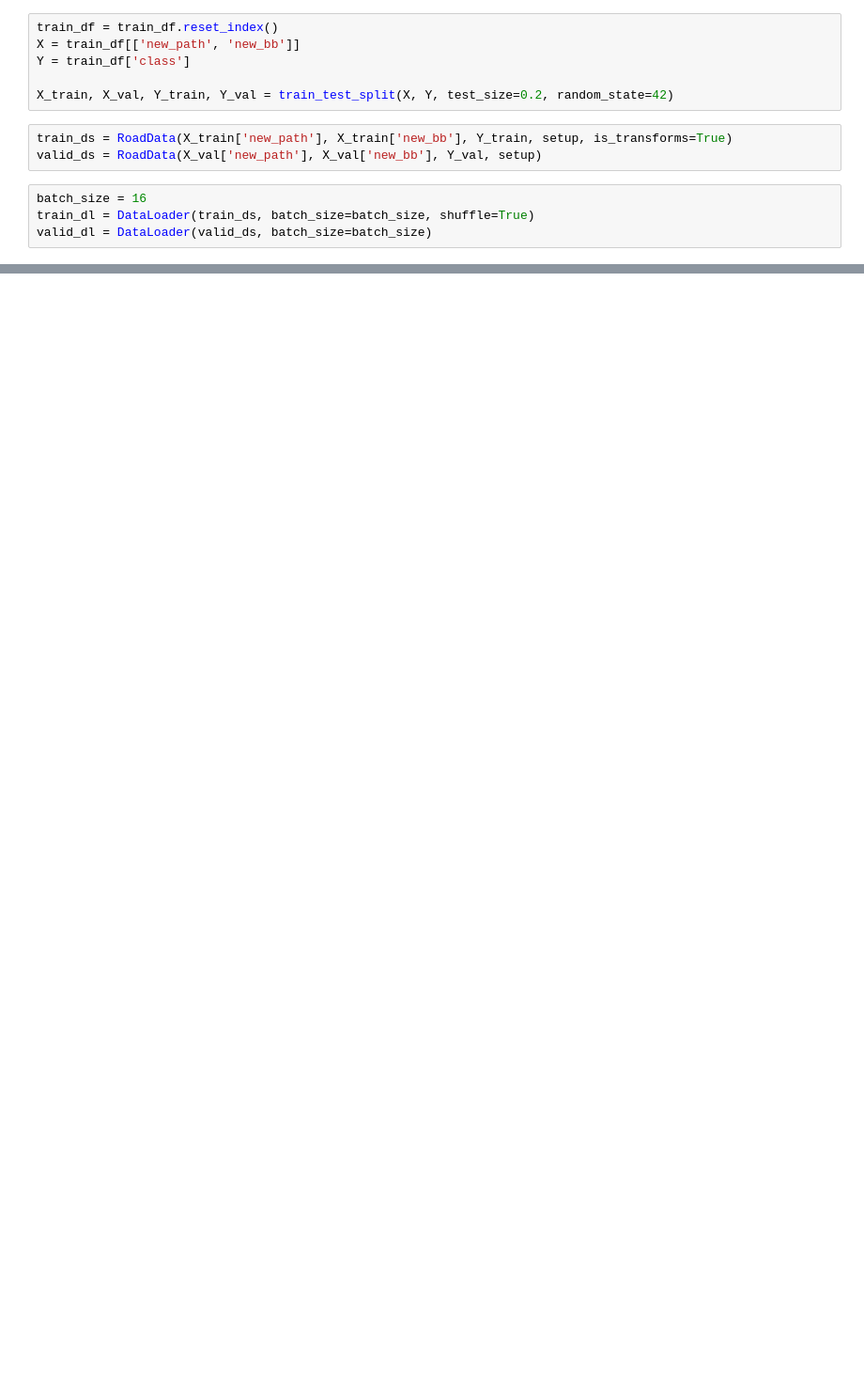
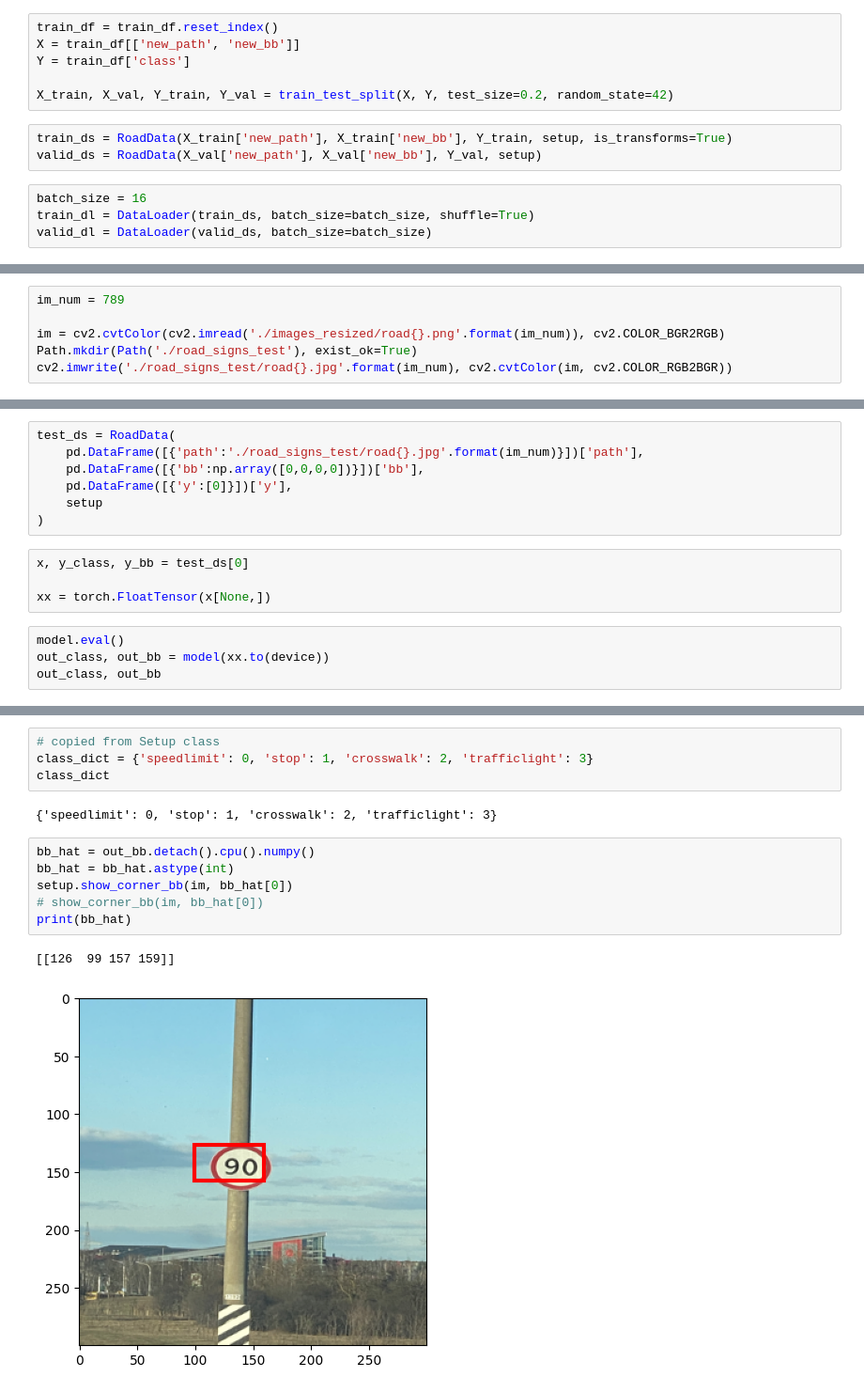
Before and after one commit to yunyiwinnieshe/Road_Sign_Classification, a Jupyter notebook: oop_rewrite/pipeline.ipynb, the cells around one changed output, grey strips where cells are left out. Shown at 94% size. Saved outputs shown, nothing was run; the diff lists cells and outputs as text; blank space fills up the shorter version.

```diff
--- a/oop_rewrite/pipeline.ipynb
+++ b/oop_rewrite/pipeline.ipynb
@@ -145,0 +243,6 @@ study.optimize(objective, n_trials=number_of_trials)
+# %%
+im_num = 789
+
+im = cv2.cvtColor(cv2.imread('./images_resized/road{}.png'.format(im_num)), cv2.COLOR_BGR2RGB)
+Path.mkdir(Path('./road_signs_test'), exist_ok=True)
+cv2.imwrite('./road_signs_test/road{}.jpg'.format(im_num), cv2.cvtColor(im, cv2.COLOR_RGB2BGR))
@@ -145,0 +251,15 @@ study.optimize(objective, n_trials=number_of_trials)
+# %%
+test_ds = RoadData(
+    pd.DataFrame([{'path':'./road_signs_test/road{}.jpg'.format(im_num)}])['path'],
+    pd.DataFrame([{'bb':np.array([0,0,0,0])}])['bb'],
+    pd.DataFrame([{'y':[0]}])['y'],
+    setup
+)
+# %%
+x, y_class, y_bb = test_ds[0]
+
+xx = torch.FloatTensor(x[None,])
+# %%
+model.eval()
+out_class, out_bb = model(xx.to(device))
+out_class, out_bb
@@ -145,0 +277,15 @@ study.optimize(objective, n_trials=number_of_trials)
+# %%
+# copied from Setup class
+class_dict = {'speedlimit': 0, 'stop': 1, 'crosswalk': 2, 'trafficlight': 3}
+class_dict
+# %% [output]
+{'speedlimit': 0, 'stop': 1, 'crosswalk': 2, 'trafficlight': 3}
+# %%
+bb_hat = out_bb.detach().cpu().numpy()
+bb_hat = bb_hat.astype(int)
+setup.show_corner_bb(im, bb_hat[0])
+# show_corner_bb(im, bb_hat[0])
+print(bb_hat)
+# %% [output]
+[[126  99 157 159]]
+[figure, added]
```
Also changed, not shown: parts of 19 cells of this notebook, 1 other file.
